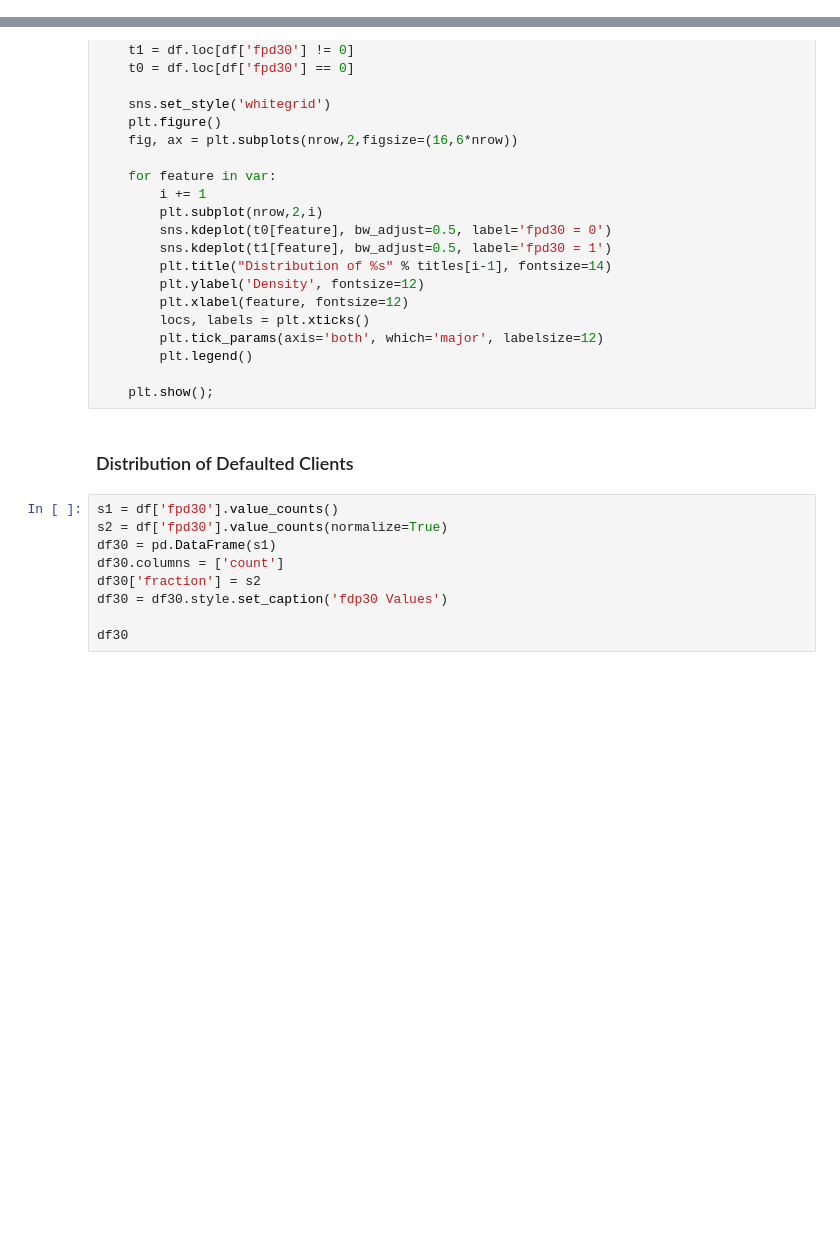
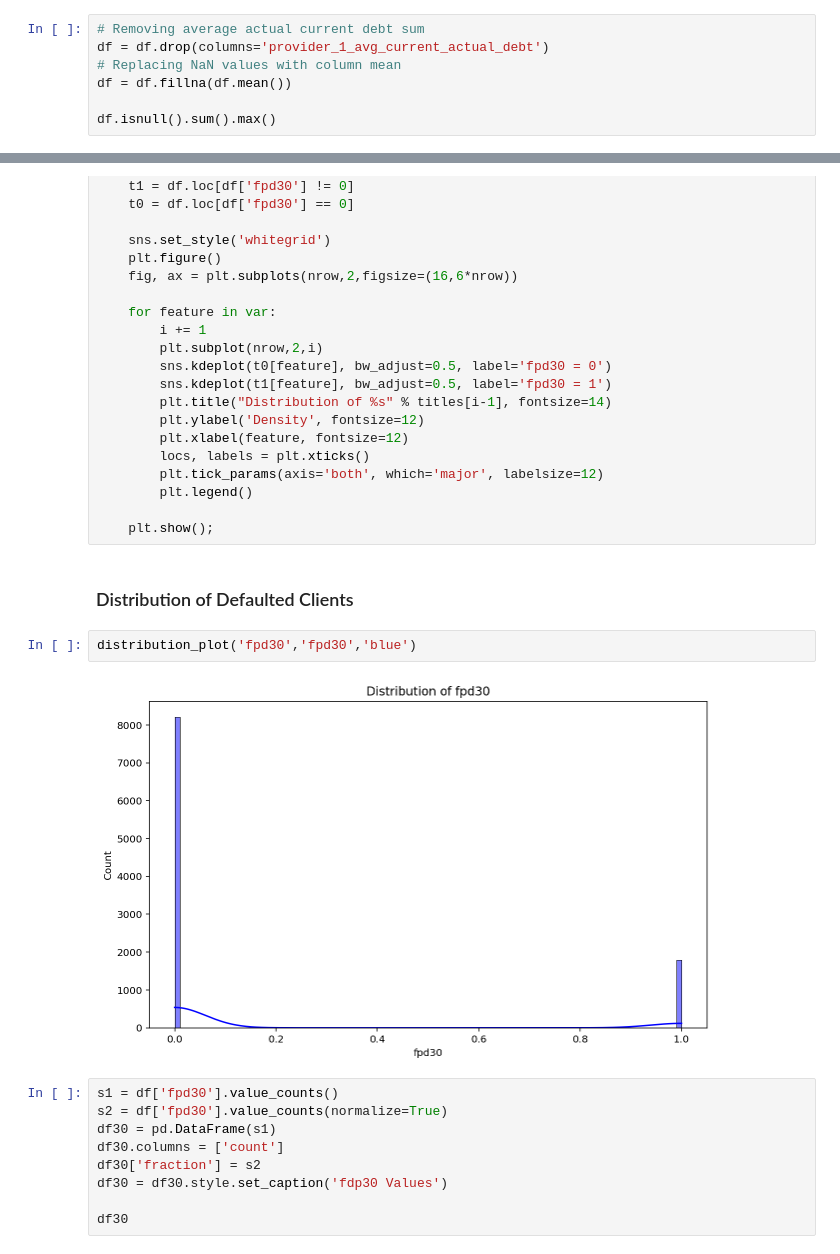
Before and after one commit to ArtisVansovics/loan_data_analysis, a Jupyter notebook: loan_data_analysis.ipynb, the cells around one changed output, grey strips where cells are left out. Drawn from its saved outputs; the diff is of its cells as text; blank space fills up the shorter version.

```diff
--- a/loan_data_analysis.ipynb
+++ b/loan_data_analysis.ipynb
@@ -78,0 +151,7 @@ There are 10 000 data entries and 84 data points.
+# %%
+# Removing average actual current debt sum
+df = df.drop(columns='provider_1_avg_current_actual_debt')
+# Replacing NaN values with column mean
+df = df.fillna(df.mean())
+
+df.isnull().sum().max()
@@ -140,6 +251,10 @@ def distribution_plot_several(var,titles,nrow=2):
     plt.show();
 # %% [markdown]
 ### Distribution of Defaulted Clients
+# %%
+distribution_plot('fpd30','fpd30','blue')
+# %% [output]
+[figure, added]
 # %%
 s1 = df['fpd30'].value_counts()
 s2 = df['fpd30'].value_counts(normalize=True)
```
Also changed, not shown: parts of 19 cells of this notebook.
